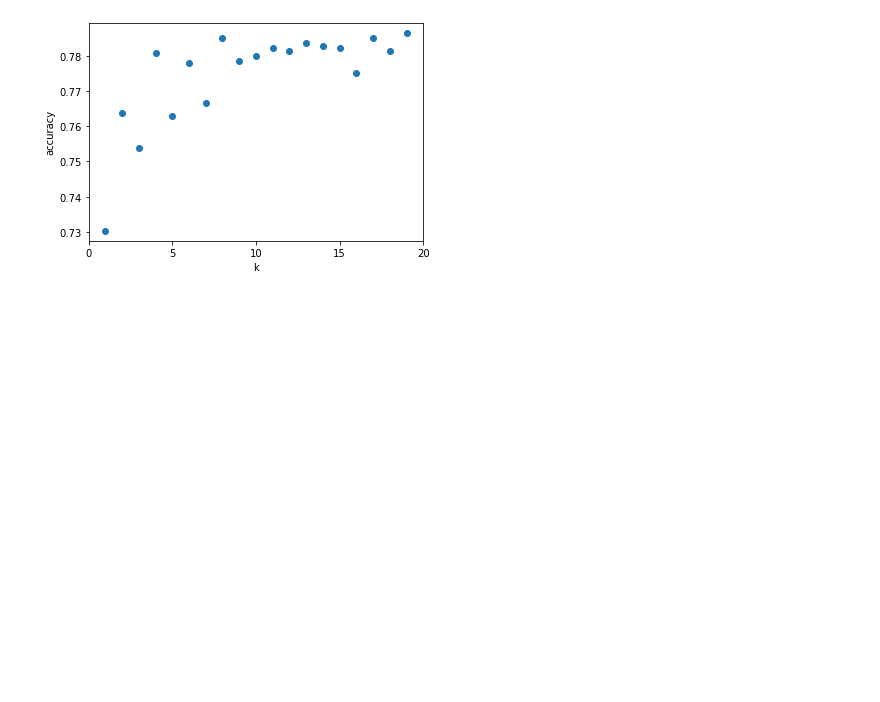
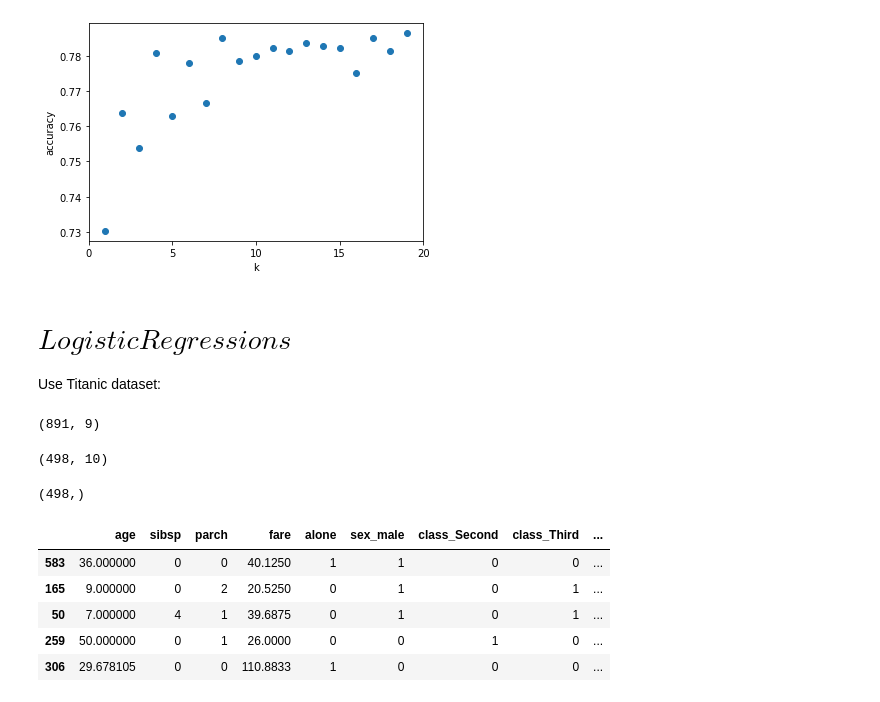
Before and after one commit to Yvette-Ibarra/classification-exercises, a Jupyter notebook: Model.ipynb, the cells around one changed output. Cells and saved outputs as stored; diff of their text form; code cells hidden in the pictures; blank space fills up the shorter version.

Commit message:
update logistic regression exercises

```diff
--- a/Model.ipynb
+++ b/Model.ipynb
@@ -1265,3 +1266,6 @@ plt.xticks([0,5,10,15,20])
 plt.show()
 # %% [output]
 [figure]
+# %% [markdown]
+# $Logistic Regressions$
+Use Titanic dataset:
@@ -1267,0 +1299,21 @@ plt.show()
+# %%
+titanic_df.shape
+# %% [output]
+(891, 9)
+# %%
+X_train.shape
+# %% [output]
+(498, 10)
+# %%
+y_train.shape
+# %% [output]
+(498,)
+# %%
+X_train.head()
+# %% [output]
+|  | age | sibsp | parch | fare | alone | sex_male | class_Second | class_Third | ... |
+| 583 | 36.000000 | 0 | 0 | 40.1250 | 1 | 1 | 0 | 0 | ... |
+| 165 | 9.000000 | 0 | 2 | 20.5250 | 0 | 1 | 0 | 1 | ... |
+| 50 | 7.000000 | 4 | 1 | 39.6875 | 0 | 1 | 0 | 1 | ... |
+| 259 | 50.000000 | 0 | 1 | 26.0000 | 0 | 0 | 1 | 0 | ... |
+| 306 | 29.678105 | 0 | 0 | 110.8833 | 1 | 0 | 0 | 0 | ... |
```
Also changed, not shown: parts of 38 cells of this notebook.
